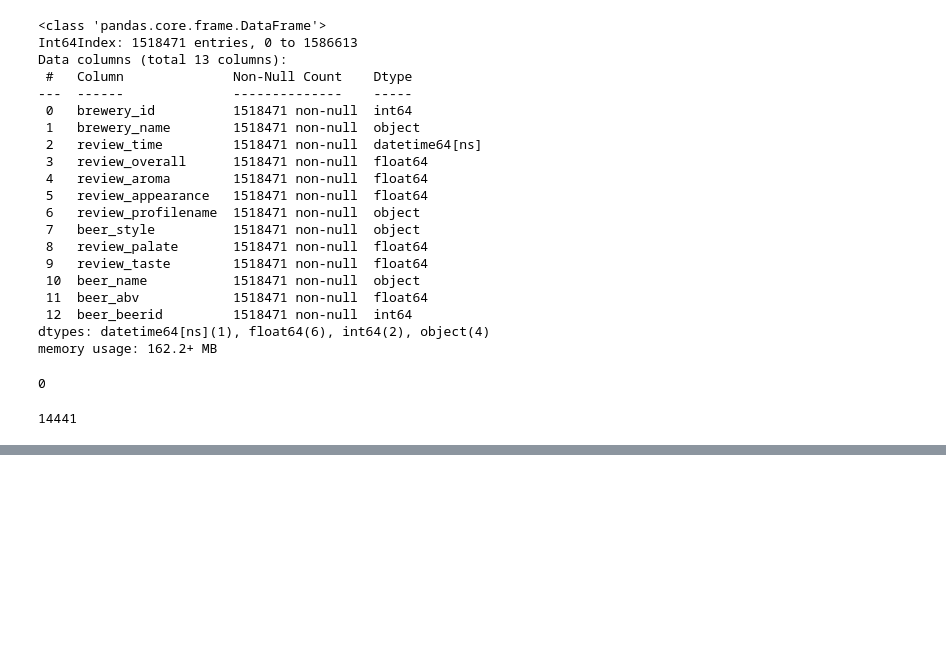
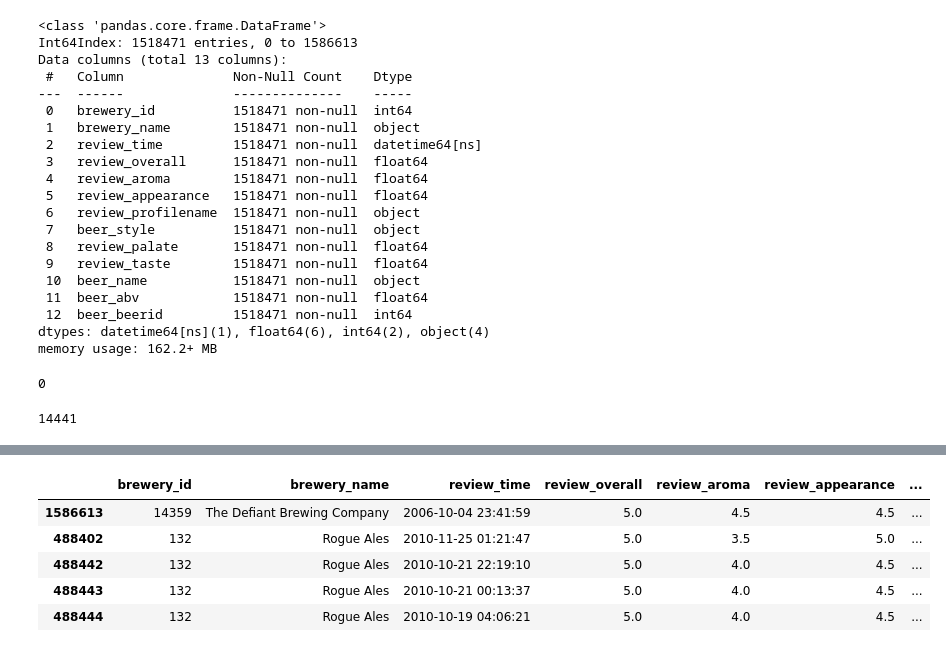
Before and after one commit to chase-dalton/Das-Boot-Brew-Review, a Jupyter notebook: Machine_learning/beer_reviews_investigate.ipynb, the cells around one changed output, grey strips where cells are left out. Cells and saved outputs as stored; diff of their text form; code cells hidden in the pictures; blank space fills up the shorter version.

```diff
--- a/Machine_learning/beer_reviews_investigate.ipynb
+++ b/Machine_learning/beer_reviews_investigate.ipynb
@@ -225,0 +267,9 @@ Name: review_overall, dtype: float64
+# %%
+beer_df.head()
+# %% [output]
+|  | brewery_id | brewery_name | review_time | review_overall | review_aroma | review_appearance | ... |
+| 1586613 | 14359 | The Defiant Brewing Company | 2006-10-04 23:41:59 | 5.0 | 4.5 | 4.5 | ... |
+| 488402 | 132 | Rogue Ales | 2010-11-25 01:21:47 | 5.0 | 3.5 | 5.0 | ... |
+| 488442 | 132 | Rogue Ales | 2010-10-21 22:19:10 | 5.0 | 4.0 | 4.5 | ... |
+| 488443 | 132 | Rogue Ales | 2010-10-21 00:13:37 | 5.0 | 4.0 | 4.5 | ... |
+| 488444 | 132 | Rogue Ales | 2010-10-19 04:06:21 | 5.0 | 4.0 | 4.5 | ... |
```
Also changed, not shown: parts of 17 cells of this notebook.
